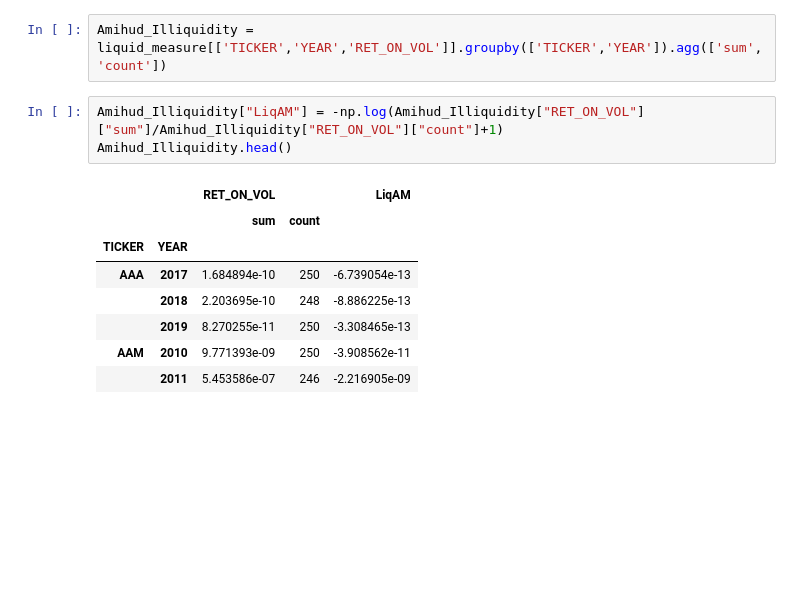
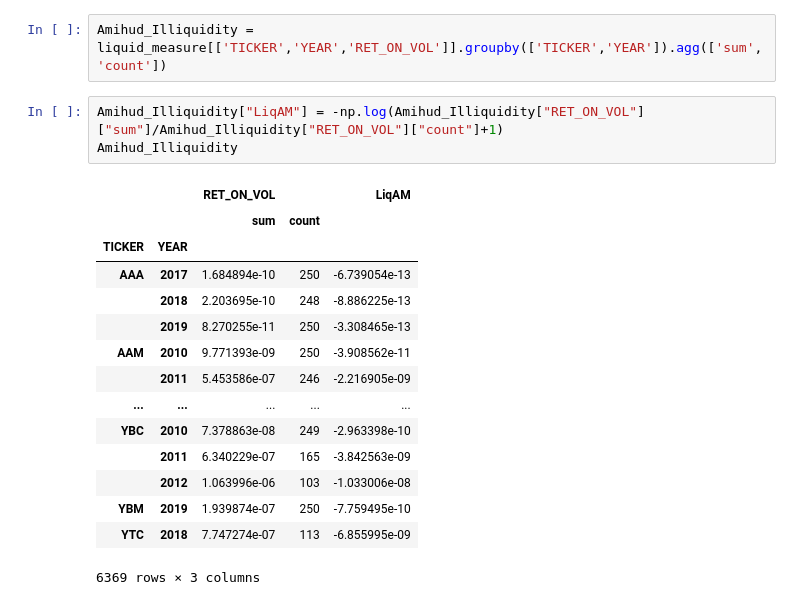
Before and after one commit to akizminet/KLTN, a Jupyter notebook: Trade Credit and Stock Liquidity.ipynb, the cells around one changed output. Saved outputs shown, nothing was run; the diff lists cells and outputs as text; blank space fills up the shorter version.

```diff
--- a/Trade Credit and Stock Liquidity.ipynb
+++ b/Trade Credit and Stock Liquidity.ipynb
@@ -101,13 +101,20 @@ liquid_measure.head()
 Amihud_Illiquidity = liquid_measure[['TICKER','YEAR','RET_ON_VOL']].groupby(['TICKER','YEAR']).agg(['sum','count'])
 # %%
 Amihud_Illiquidity["LiqAM"] = -np.log(Amihud_Illiquidity["RET_ON_VOL"]["sum"]/Amihud_Illiquidity["RET_ON_VOL"]["count"]+1)
-Amihud_Illiquidity.head()
+Amihud_Illiquidity
 # %% [output]
 |  |  | RET_ON_VOL |  | LiqAM |
 |  |  | sum | count |  |
 | TICKER | YEAR |  |  |  |
 | AAA | 2017 | 1.684894e-10 | 250 | -6.739054e-13 |
 |  | 2018 | 2.203695e-10 | 248 | -8.886225e-13 |
 |  | 2019 | 8.270255e-11 | 250 | -3.308465e-13 |
 | AAM | 2010 | 9.771393e-09 | 250 | -3.908562e-11 |
 |  | 2011 | 5.453586e-07 | 246 | -2.216905e-09 |
+| ... | ... | ... | ... | ... |
+| YBC | 2010 | 7.378863e-08 | 249 | -2.963398e-10 |
+|  | 2011 | 6.340229e-07 | 165 | -3.842563e-09 |
+|  | 2012 | 1.063996e-06 | 103 | -1.033006e-08 |
+| YBM | 2019 | 1.939874e-07 | 250 | -7.759495e-10 |
+| YTC | 2018 | 7.747274e-07 | 113 | -6.855995e-09 |
+6369 rows × 3 columns
```
Also changed, not shown: parts of 2 cells of this notebook.
